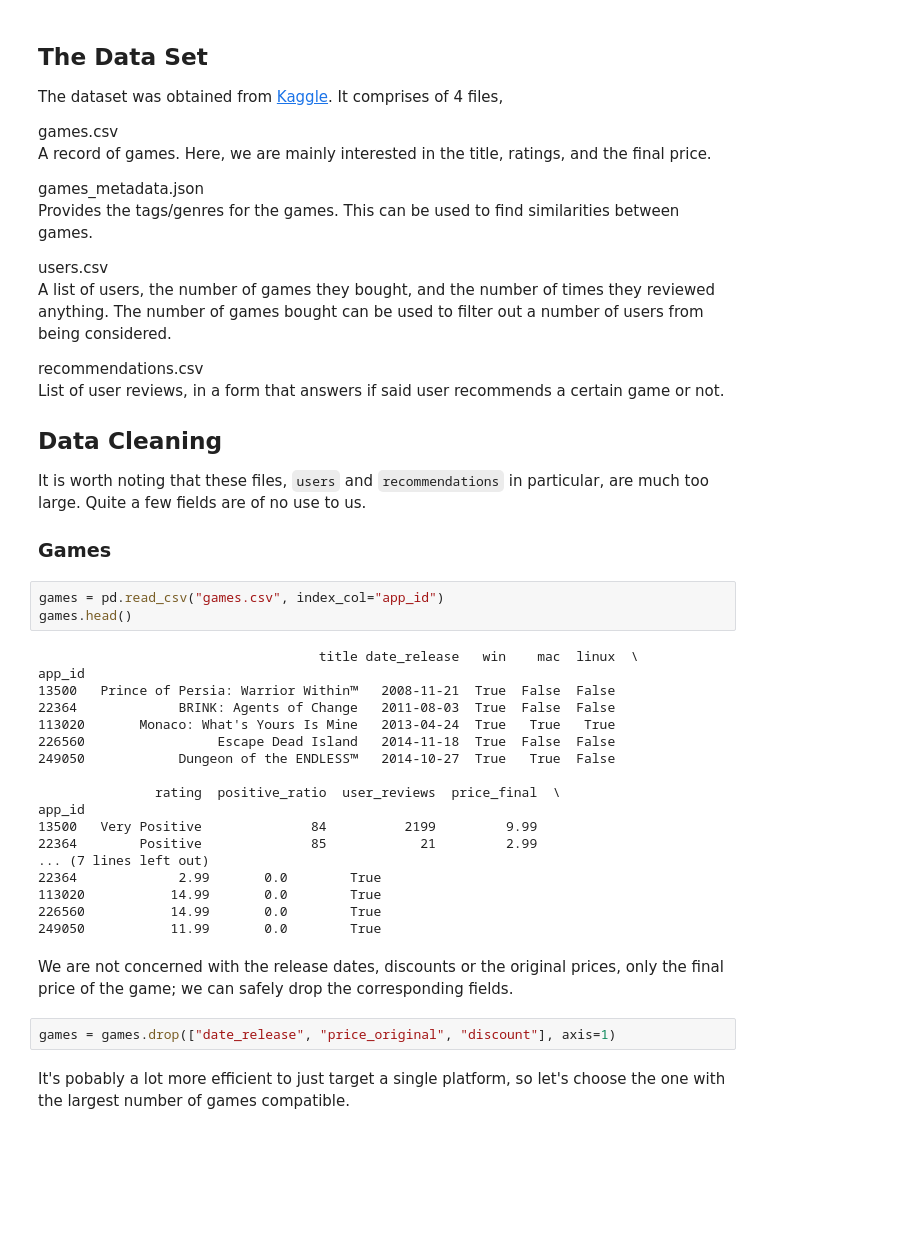
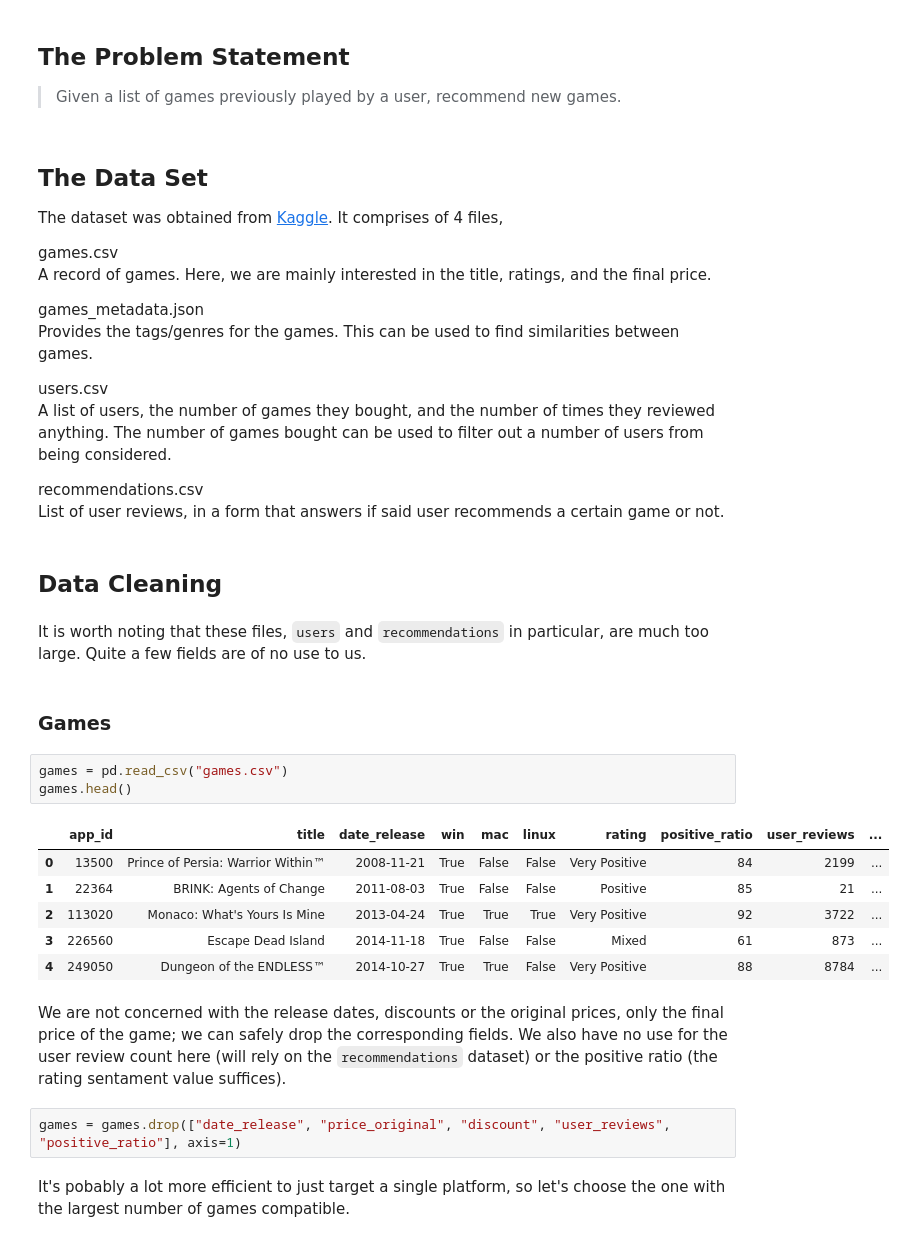
Before and after one commit to Gridex118/game-recommender-nielit, a Jupyter notebook: game_recommender.ipynb, the cells around one changed output. Saved outputs shown, nothing was run; the diff lists cells and outputs as text; blank space fills up the shorter version.

```diff
--- a/game_recommender.ipynb
+++ b/game_recommender.ipynb
@@ -30,3 +30,8 @@ import seaborn as sns
+# %% [markdown]
+## The Problem Statement
+
+> Given a list of games previously played by a user, recommend new
+> games.
 # %% [markdown]
 ## The Data Set
 
@@ -50,40 +55,31 @@ filter out a number of users from being considered.
 recommendations.csv
 List of user reviews, in a form that answers if said user recommends a
 certain game or not.
-
-## Data Cleaning
-
-It is worth noting that these files, `users` and `recommendations` in
-particular, are much too large. Quite a few fields are of no use to us.
-
-### Games
+# %% [markdown]
+## Data Cleaning
+# %% [markdown]
+It is worth noting that these files, `users` and `recommendations` in
+particular, are much too large. Quite a few fields are of no use to us.
+# %% [markdown]
+### Games
 # %%
-games = pd.read_csv("games.csv", index_col="app_id")
+games = pd.read_csv("games.csv")
 games.head()
 # %% [output]
-                                    title date_release   win    mac  linux  \
-app_id
-13500   Prince of Persia: Warrior Within™   2008-11-21  True  False  False
-22364             BRINK: Agents of Change   2011-08-03  True  False  False
-113020       Monaco: What's Yours Is Mine   2013-04-24  True   True   True
-226560                 Escape Dead Island   2014-11-18  True  False  False
-249050            Dungeon of the ENDLESS™   2014-10-27  True   True  False
-
-               rating  positive_ratio  user_reviews  price_final  \
-app_id
-13500   Very Positive              84          2199         9.99
-22364        Positive              85            21         2.99
-... (7 lines left out)
-22364             2.99       0.0        True
-113020           14.99       0.0        True
-226560           14.99       0.0        True
-249050           11.99       0.0        True
+|  | app_id | title | date_release | win | mac | linux | rating | positive_ratio | user_reviews | ... |
+| 0 | 13500 | Prince of Persia: Warrior Within™ | 2008-11-21 | True | False | False | Very Positive | 84 | 2199 | ... |
+| 1 | 22364 | BRINK: Agents of Change | 2011-08-03 | True | False | False | Positive | 85 | 21 | ... |
+| 2 | 113020 | Monaco: What's Yours Is Mine | 2013-04-24 | True | True | True | Very Positive | 92 | 3722 | ... |
+| 3 | 226560 | Escape Dead Island | 2014-11-18 | True | False | False | Mixed | 61 | 873 | ... |
+| 4 | 249050 | Dungeon of the ENDLESS™ | 2014-10-27 | True | True | False | Very Positive | 88 | 8784 | ... |
 # %% [markdown]
 We are not concerned with the release dates, discounts or the original
 prices, only the final price of the game; we can safely drop the
-corresponding fields.
+corresponding fields. We also have no use for the user review count here
+(will rely on the `recommendations` dataset) or the positive ratio (the
+rating sentament value suffices).
 # %%
-games = games.drop(["date_release", "price_original", "discount"], axis=1)
+games = games.drop(["date_release", "price_original", "discount", "user_reviews", "positive_ratio"], axis=1)
 # %% [markdown]
 It's pobably a lot more efficient to just target a single platform, so
 let's choose the one with the largest number of games compatible.
```
Also changed, not shown: parts of 59 cells of this notebook.
